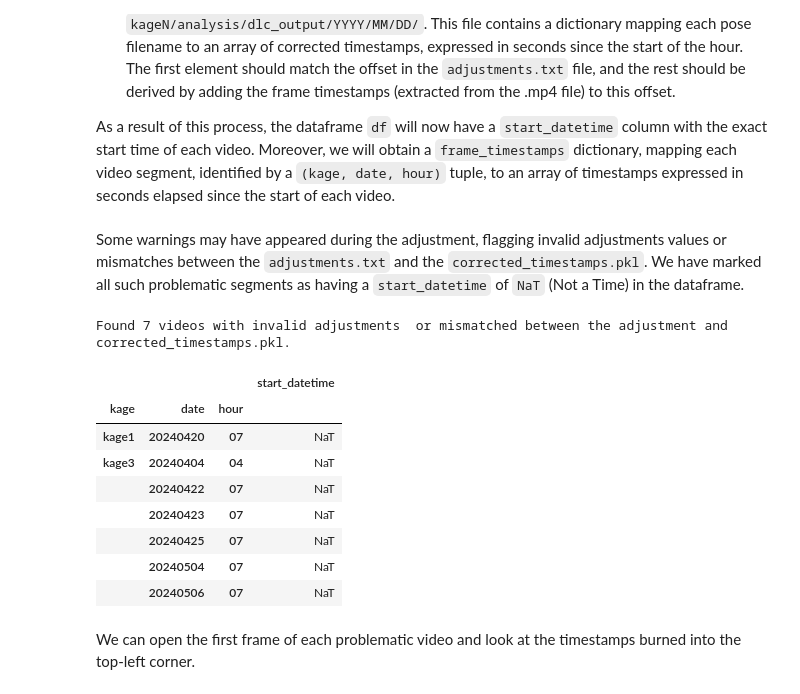
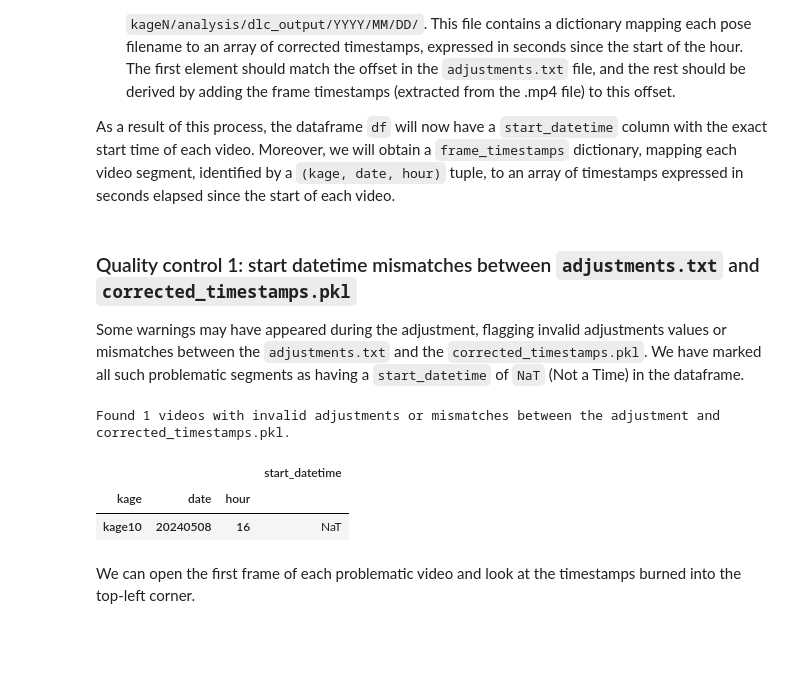
Before and after one commit to neuroinformatics-unit/smart-kages-movement, a Jupyter notebook: notebooks/01_parse_data_into_df.ipynb, the cells around one changed output. Drawn from its saved outputs; the diff is of its cells as text; code cells hidden in the pictures; blank space fills up the shorter version.

Commit message:
adapted notebook 1 to deal with missing timestamps

```diff
--- a/notebooks/01_parse_data_into_df.ipynb
+++ b/notebooks/01_parse_data_into_df.ipynb
@@ -21,7 +23,10 @@ from smart_kages_movement.io import parse_data_into_df
 Define some global variables and paths.
 # %%
 # Path to the data directory containing all kages.
-data_dir = Path.home() / "Data" / "Smart-Kages"
+data_dir = Path(
+    "/ceph/neuroinformatics/neuroinformatics/sirmpilatzen/"
+    "behav_data/Loukia/SmartKages"
+)
 assert data_dir.exists(), f"Data directory {data_dir} does not exist."
 
 # Path for saving the processed data (in this case, a subfolder of 'data_dir').
@@ -108,28 +106,23 @@ As a result of this process, the dataframe `df` will now have a `start_datetime`
 # %%
 df, frame_timestamps = extract_datetimes(df)
 # %% [markdown]
+### Quality control 1: start datetime mismatches between `adjustments.txt` and `corrected_timestamps.pkl`
 Some warnings may have appeared during the adjustment, flagging invalid adjustments values or mismatches between the `adjustments.txt` and the `corrected_timestamps.pkl`. We have marked all such problematic segments as having a `start_datetime` of `NaT` (Not a Time) in the dataframe.
 # %%
 invalid_datetimes = df[df["start_datetime"].isna()]
 if not invalid_datetimes.empty:
     print(
-        f"Found {len(invalid_datetimes)} videos with invalid adjustments ",
-        "or mismatched between the adjustment and corrected_timestamps.pkl.",
+        f"Found {len(invalid_datetimes)} videos with invalid adjustments",
+        "or mismatches between the adjustment and corrected_timestamps.pkl.",
     )
 else:
     print("All videos have valid start_datetimes.")
 
 invalid_datetimes[["start_datetime"]]
 # %% [output]
-Found 7 videos with invalid adjustments  or mismatched between the adjustment and corrected_timestamps.pkl.
+Found 1 videos with invalid adjustments or mismatches between the adjustment and corrected_timestamps.pkl.
 |  |  |  | start_datetime |
 | kage | date | hour |  |
-| kage1 | 20240420 | 07 | NaT |
-| kage3 | 20240404 | 04 | NaT |
-|  | 20240422 | 07 | NaT |
-|  | 20240423 | 07 | NaT |
-|  | 20240425 | 07 | NaT |
-|  | 20240504 | 07 | NaT |
-|  | 20240506 | 07 | NaT |
+| kage10 | 20240508 | 16 | NaT |
 # %% [markdown]
 We can open the first frame of each problematic video and look at the timestamps burned into the top-left corner.
```
Also changed, not shown: parts of 19 cells of this notebook, 1 other file.
